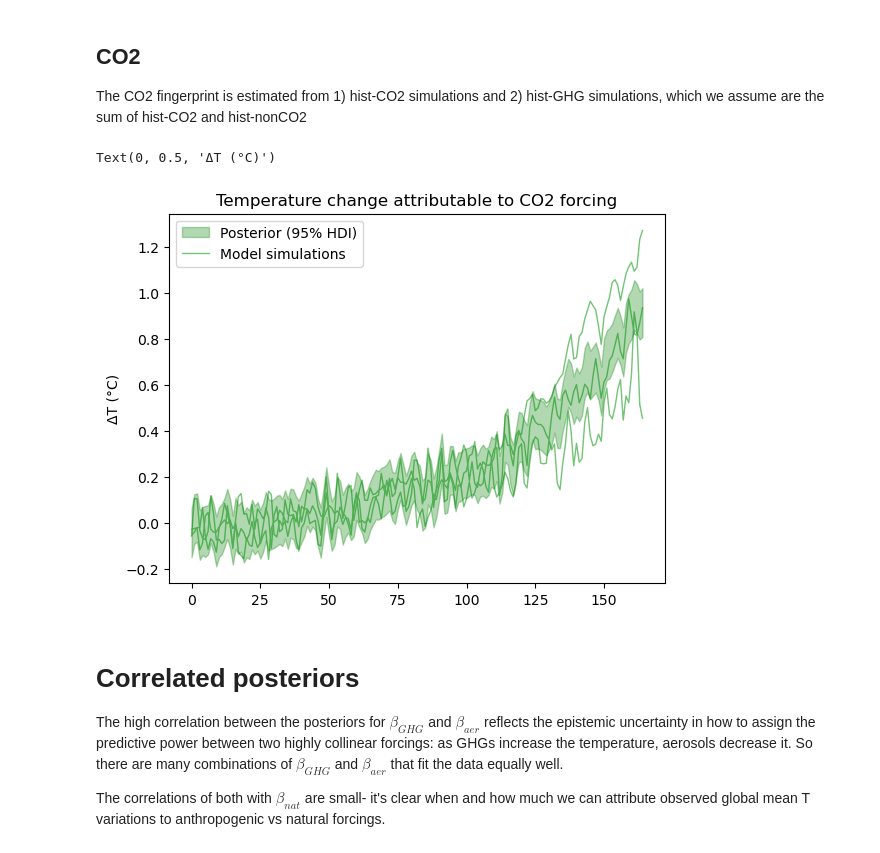
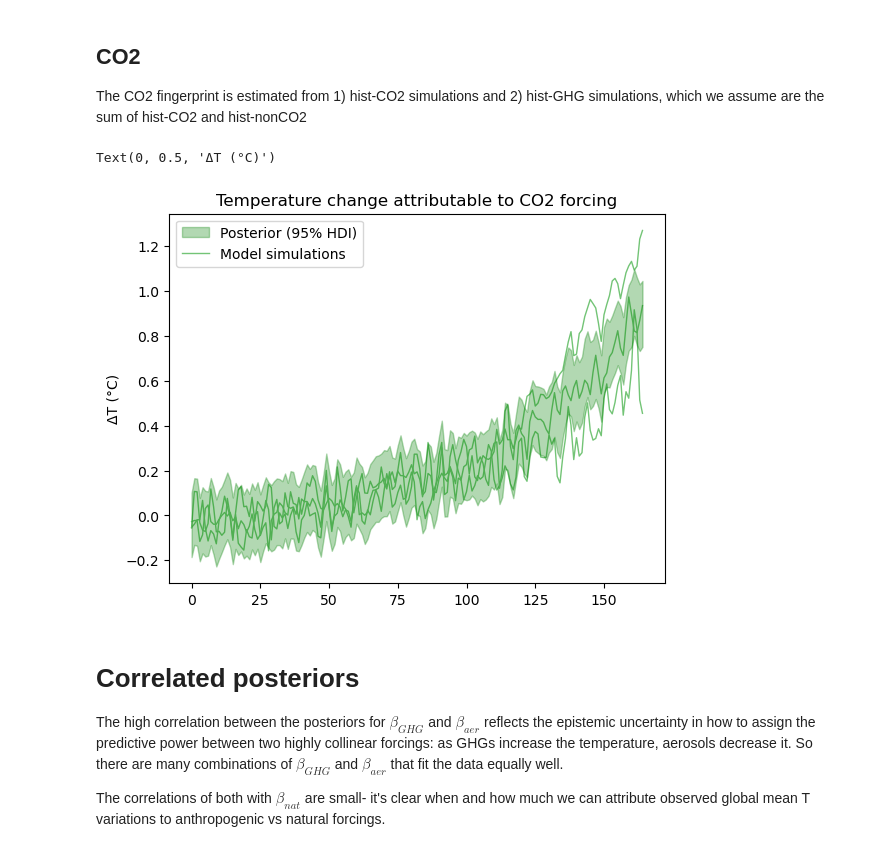
Before and after one commit to netzeroasap/TCRE_Assessment, a Jupyter notebook: notebooks/TCRE_from_DAMIP.ipynb, the cells around one changed output. Cells and saved outputs as stored; diff of their text form; code cells hidden in the pictures.

```diff
--- a/notebooks/TCRE_from_DAMIP.ipynb
+++ b/notebooks/TCRE_from_DAMIP.ipynb
@@ -205,0 +229,16 @@ Text(0, 0.5, 'ΔT (°C)')
+# %%
+hdi_prob=.95
+plt.figure(figsize=(10,5))
+az.plot_hdi(time,trace.posterior.F_nat,
+            hdi_prob=hdi_prob,
+            smooth=False,
+            color="red",
+           fill_kwargs={'label': 'Posterior (95% HDI)', 'alpha': apha})
+for m in GCM_F["hist-nat"].keys():
+    co2_ens=GCM_F["hist-nat"][m]
+    plt.plot(time,np.average(co2_ens,axis=0),lw=1,c=cm.Reds(.5),zorder=0)
+tmp,=plt.plot(time,np.average(co2_ens,axis=0),lw=1,c=cm.Reds(.9),zorder=0,label="Model simulations")
+plt.legend()
+tmp.set_visible(False)
+plt.title("Temperature change attributable to natural forcing")
+plt.ylabel("ΔT (°C)")
@@ -209,22 +251,22 @@ The CO2 fingerprint is estimated from 1) hist-CO2 simulations and 2) hist-GHG si
 # %%
 hdi_prob=.95
 
-az.plot_hdi(time,trace_tcre.posterior.F_CO2,
+az.plot_hdi(time,trace.posterior.F_CO2,
             hdi_prob=hdi_prob,
             smooth=False,
             color="green",
            fill_kwargs={'label': 'Posterior (95% HDI)', 'alpha': apha})
 for m in GCM_F["hist-CO2"].keys():
     co2_ens=GCM_F["hist-CO2"][m]
     plt.plot(time,np.average(co2_ens,axis=0),lw=1,c=cm.Greens(.5),zorder=0)
 tmp,=plt.plot(time,np.average(co2_ens,axis=0),lw=1,c=cm.Greens(.5),zorder=0,label="Model simulations")
 plt.legend()
 tmp.set_visible(False)
 plt.title("Temperature change attributable to CO2 forcing")
 plt.ylabel("ΔT (°C)")
 # %% [output]
 Text(0, 0.5, 'ΔT (°C)')
-[figure, old version]
+[figure, new version]
 # %% [markdown]
 # Correlated posteriors
 The high correlation between the posteriors for $\beta_{GHG}$ and $\beta_{aer}$ reflects the epistemic uncertainty in how to assign the predictive power between two highly collinear forcings: as GHGs increase the temperature, aerosols decrease it.  So there are many combinations of $\beta_{GHG}$ and $\beta_{aer}$ that fit the data equally well.
```
Also changed, not shown: parts of 16 cells of this notebook.
